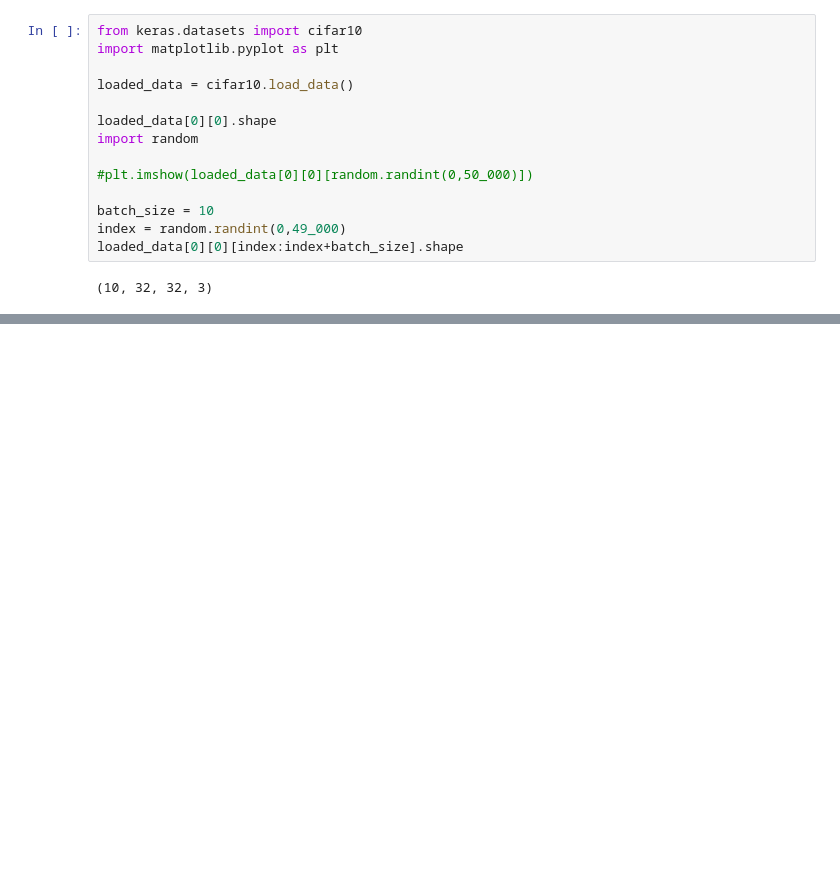
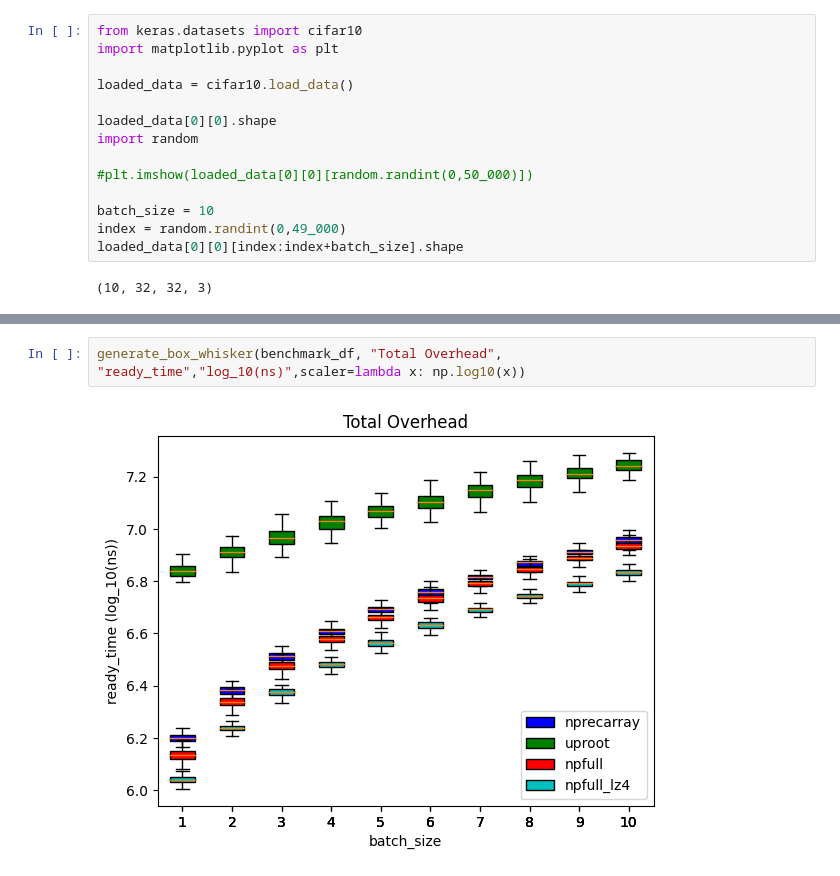
Before and after one commit to pregenRobot/papdl, a Jupyter notebook: scripts/memory_analysis.ipynb, the cells around one changed output, grey strips where cells are left out. Saved outputs shown, nothing was run; the diff lists cells and outputs as text; blank space fills up the shorter version.

```diff
--- a/scripts/memory_analysis.ipynb
+++ b/scripts/memory_analysis.ipynb
@@ -61,0 +69,4 @@ generate_box_whisker(benchmark_df,"serialize_time")
+# %%
+generate_box_whisker(benchmark_df, "Total Overhead", "ready_time","log_10(ns)",scaler=lambda x: np.log10(x))
+# %% [output]
+[figure, added]
```
Also changed, not shown: parts of 5 cells of this notebook, 13 other files.
